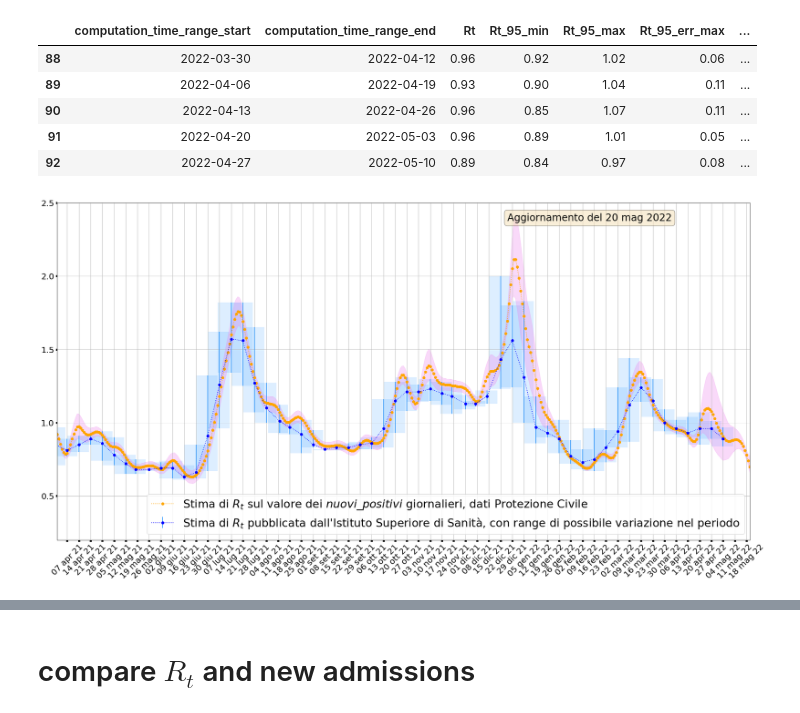
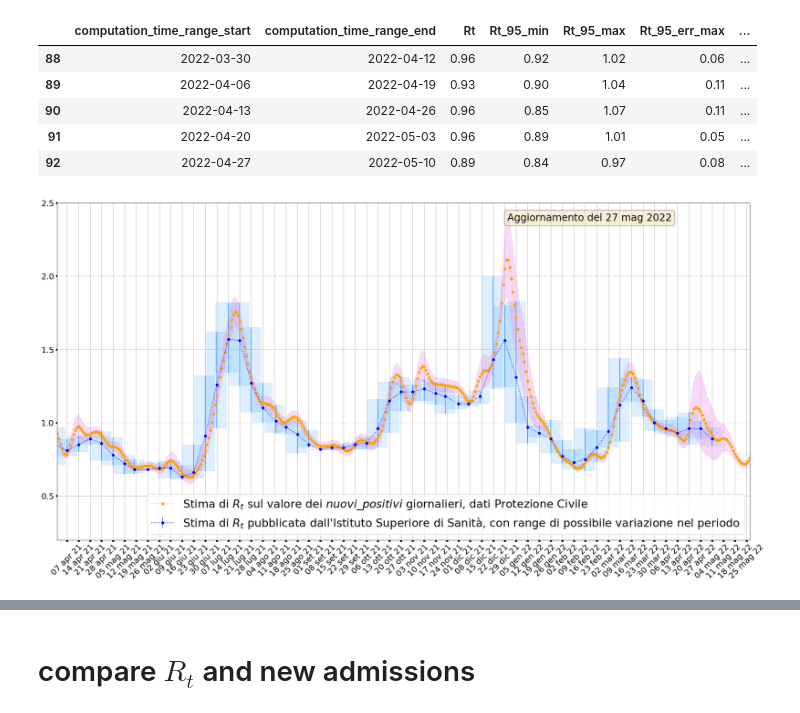
Before and after one commit to tomorrowdata/COVID-19, a Jupyter notebook: notebooks/Rt_on_italian_national_data.ipynb, the cells around one changed output, grey strips where cells are left out. Drawn from its saved outputs; the diff is of its cells as text; code cells hidden in the pictures.

```diff
--- a/notebooks/Rt_on_italian_national_data.ipynb
+++ b/notebooks/Rt_on_italian_national_data.ipynb
@@ -48,6 +48,6 @@ WARNING (theano.tensor.blas): Using NumPy C-API based implementation for BLAS fu
 # %%
 date_ = os.environ.get("REF_DATE")
 if date_ is None:
-    date_ = "2022-05-20"
+    date_ = "2022-05-27"
 print(date_)
 # %% [output]
@@ -511,9 +511,9 @@ def plot_simulation_results(
     )
 # %%
 plot_simulation_results(
-    simdf=italy_calc_data, ISSdf=ISS_Rt_clean, xmin=datetime(2021,4,1)) #, xmax=datetime(2021,11,26)
+    simdf=italy_calc_data, ISSdf=ISS_Rt_clean, xmin=datetime(2021,4,1), xmax=datetime(*map(int, date_.split("-")))) #
 # %% [output]
-[figure, old version]
+[figure, new version]
 # %%
 min_search = italy_calc_data.loc[italy_calc_data.data>'2022-04-06',['nuovi_positivi_smooth_deseas_Rt_MCMC_pastdays_000']]
 print('min: {}'.format(min_search.min()))
```
Also changed, not shown: parts of 19 cells of this notebook, 11 other files.
